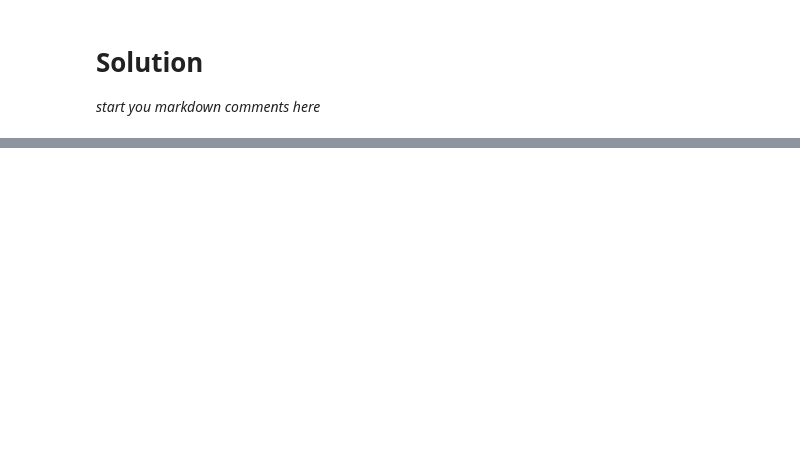
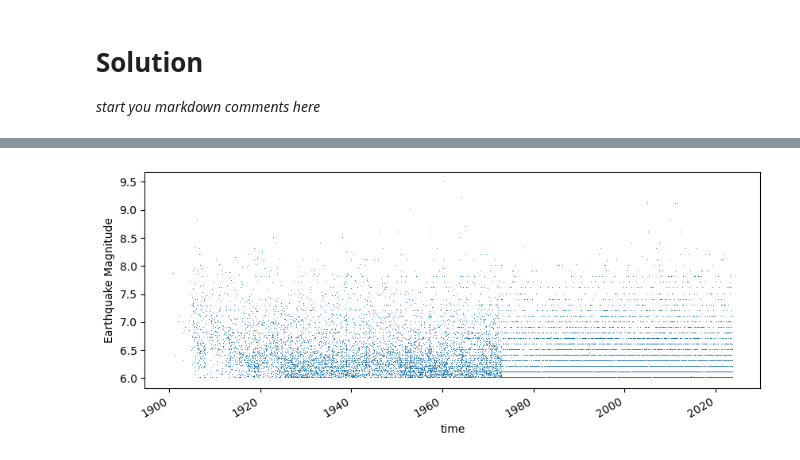
Before and after one commit to taobrienlbl/advanced_earth_science_data_analysis, a Jupyter notebook: lessons/05_multidimensional_arrays_also_plotting/05_warmup.ipynb, the cells around one changed output, grey strips where cells are left out. Drawn from its saved outputs; the diff is of its cells as text; code cells hidden in the pictures; blank space fills up the shorter version.

```diff
--- a/lessons/05_multidimensional_arrays_also_plotting/05_warmup.ipynb
+++ b/lessons/05_multidimensional_arrays_also_plotting/05_warmup.ipynb
@@ -28,0 +31,15 @@ When I download data like this from a web source, I'll often put it in a `data`
+# %%
+""" Load the CSV file """
+
+# set the file path
+input_file = "data/usgs_major_earthquakes_1900-2023.csv"
+
+# load the file
+usgs_pd = pd.read_csv(
+    input_file,
+    header=0,
+    parse_dates=[0],
+)
+
+# show the first bit of the data frame
+usgs_pd.head()
@@ -28,0 +54,15 @@ When I download data like this from a web source, I'll often put it in a `data`
+# %%
+""" Plot the magnitudes versus time. """
+# create the figure and the plot (axis) within the figure
+fig, ax = plt.subplots(figsize = (10,4))
+
+# draw the timeseries on the plot
+usgs_pd.plot('time', 'mag', ax = ax, marker = ',', linestyle = 'none', legend = False)
+
+# set the axis lable
+ax.set_ylabel("Earthquake Magnitude")
+
+# show the plot
+plt.show()
+# %% [output]
+[figure, added]
```
Also changed, not shown: parts of 6 cells of this notebook.
